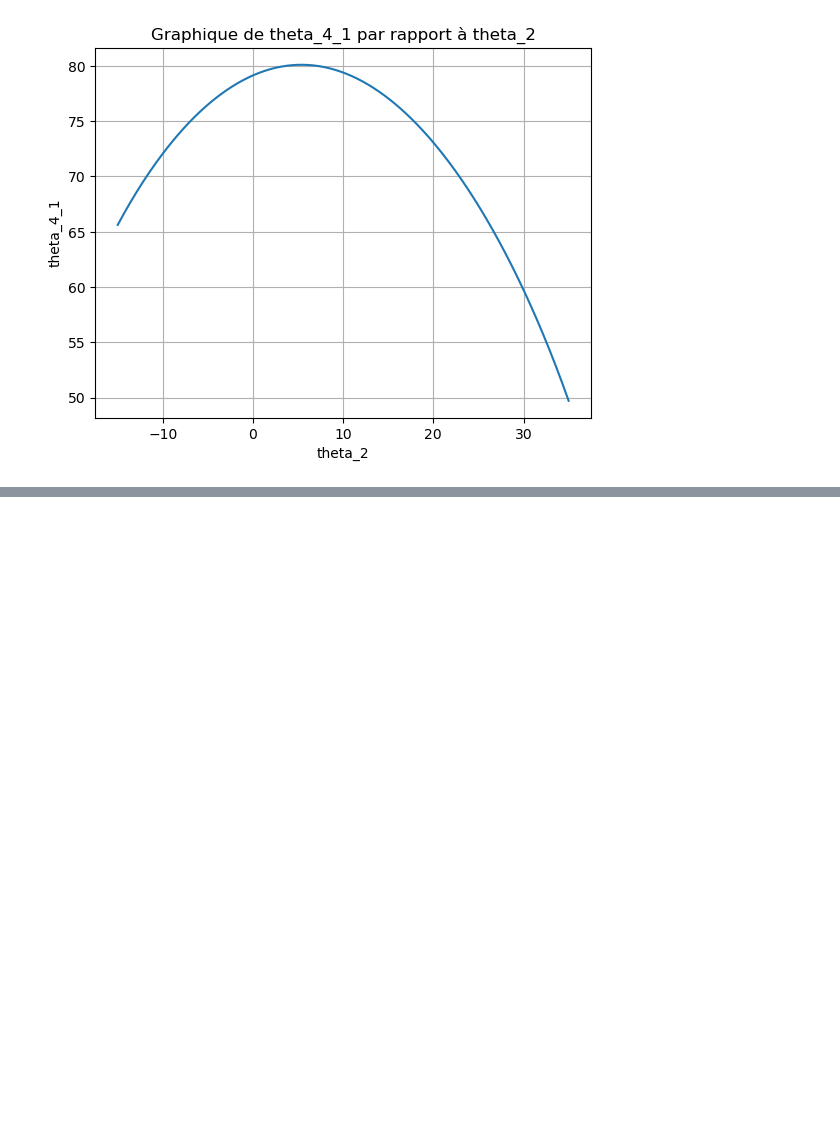
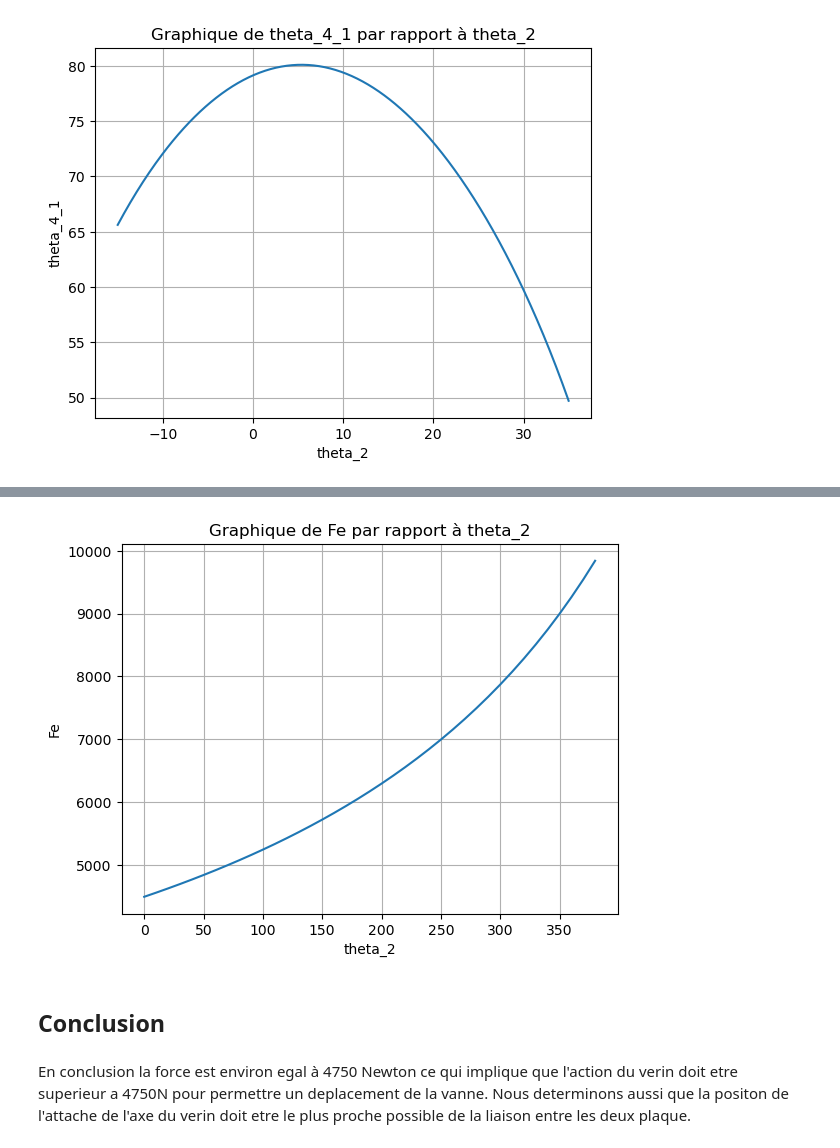
Before and after one commit to Paulciapello/Projet_CAO_L3, a Jupyter notebook: Calcul_Projet_CAO_L3 (1).ipynb, the cells around one changed output, grey strips where cells are left out. Saved outputs shown, nothing was run; the diff lists cells and outputs as text; code cells hidden in the pictures; blank space fills up the shorter version.

```diff
--- a/Calcul_Projet_CAO_L3 (1).ipynb
+++ b/Calcul_Projet_CAO_L3 (1).ipynb
@@ -79,13 +54,15 @@ l4 = 20
 xc = 442
 yc = 61
 
-e = 60
+e = 10
 c2 = 31.67
 c3 = 202.82
 P2 = 347
 P3 = 6330
 # %%
-def calcul_theta4(theta_2):
+def theta4(theta_2):
+    """Fonctions de calcul d'angle de theta_4 suivant theta_2"""
+    theta_2 = np.radians(theta_2)
 
     X = xc-l2*np.cos(theta_2)
     Y = yc-l2*np.sin(theta_2)
@@ -97,20 +74,15 @@ def calcul_theta4(theta_2):
     delta = B**2-4*A*C
 
     t1 = (-B+np.sqrt(delta))/(2*A)
-    #t2 = (-B-np.sqrt(delta))/(2*A)
 
-    # Calculer les valeurs correspondantes de la fonction sinus
-    theta_4_1 = np.degrees(2*np.arctan(t1))
-    #theta_4_2 = np.degrees(2*np.arctan(t2))
-
-    return theta_4_1
+    return np.degrees(2*np.arctan(t1))
 # %%
-theta_2 = np.radians(np.linspace(-15,35,500))
+theta_2 = np.linspace(-15,35,500)
 
-calcul_theta4(theta_2)
+theta4(theta_2)
 
 # Tracer le graphique
-plt.plot(np.degrees(theta_2), calcul_theta4(theta_2))
+plt.plot(theta_2, theta4(theta_2))
 plt.title('Graphique de theta_4_1 par rapport à theta_2')
 plt.xlabel('theta_2')
 plt.ylabel('theta_4_1')
@@ -271,0 +149,58 @@ plt.show()
+# %%
+Fe_list = []
+e_list = []
+
+for e in range(0,381,10):
+
+    theta_2 = 33
+    theta_4 = np.radians(theta4(theta_2))
+    theta_2 = np.radians(theta_2)
+
+    X = xc-l2*np.cos(theta_2)
+
+    theta_3 = np.arccos((X-l4*np.cos(theta_4))/l3)
+    alpha_3 = np.radians(4.4)
+    beta = np.radians(0)
+
+    m11 = e*(np.cos(theta_3-alpha_3)*np.cos(beta) + np.sin(theta_3-alpha_3)*np.sin(beta))
+    m12 = l3*(np.cos(theta_3)*np.sin(theta_4)-np.sin(theta_3)*np.cos(theta_4))
+
+    m21 = (l2*np.cos(theta_2)+e*np.cos(theta_3-alpha_3))*np.cos(beta)+ (l2*np.sin(theta_2)+e*np.sin(theta_3-alpha_3))*np.sin(beta)
+    m22 = (l2*np.cos(theta_2)+l3*np.cos(theta_3))*np.sin(theta_4)-(l2*np.sin(theta_2)+l3*np.sin(theta_3))*np.cos(theta_4)
+
+    v1 = -c3*P3
+    v2 = -c2*P2-P3*np.cos(theta_3-alpha_3)*(l2*np.cos(theta_2)+c3*np.cos(theta_3-alpha_3))-P3*np.sin(theta_3-alpha_3)*(l2*np.sin(theta_2)+c3*np.sin(theta_3-alpha_3))
+
+
+    # Définie la matrice et le vecteur
+    A = np.array([[m11, m12], [m21, m22]])
+    B = np.array([v1, v2])
+
+    # Résoud le système d'équations linéaires
+    solution = np.linalg.solve(A, B)
+
+    # Affiche la solution
+    Fe, R4 = solution
+
+
+    Fe_list.append(Fe)
+    e_list.append(e)
+
+    liste_positif = [-x for x in Fe_list]
+
+
+
+# Trace le graphique
+plt.plot(e_list,liste_positif)
+plt.title('Graphique de Fe par rapport à theta_2')
+plt.xlabel('theta_2')
+plt.ylabel('Fe')
+plt.grid(True)
+plt.show()
+# %% [output]
+[figure, added]
+# %% [markdown]
+## Conclusion
+# %% [markdown]
+En conclusion la force est environ egal à 4750 Newton ce qui implique que l'action du verin doit etre superieur a 4750N pour permettre un deplacement de la vanne.
+Nous determinons aussi que la positon de l'attache de l'axe du verin doit etre le plus proche possible de la liaison entre les deux plaque.
```
Also changed, not shown: parts of 11 cells of this notebook.
